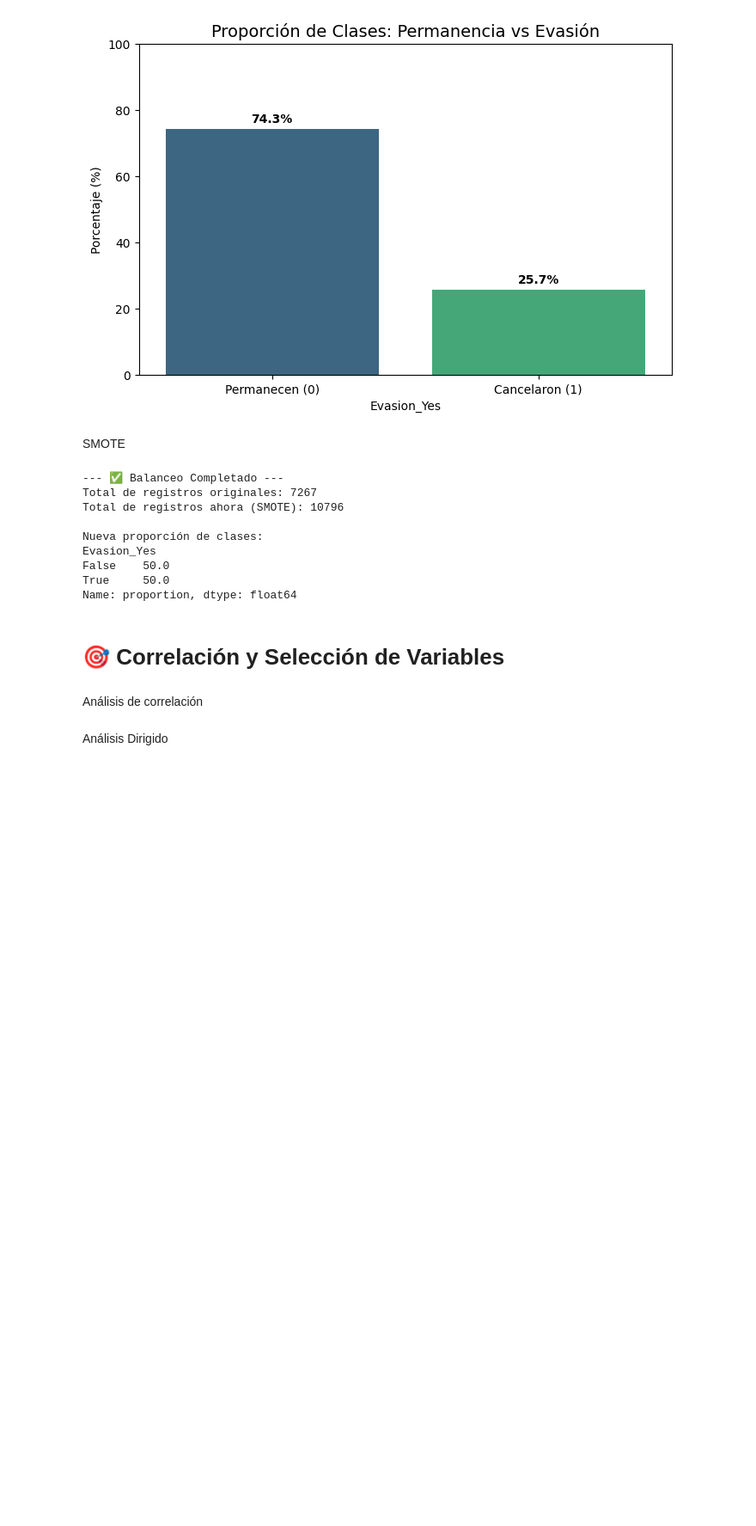
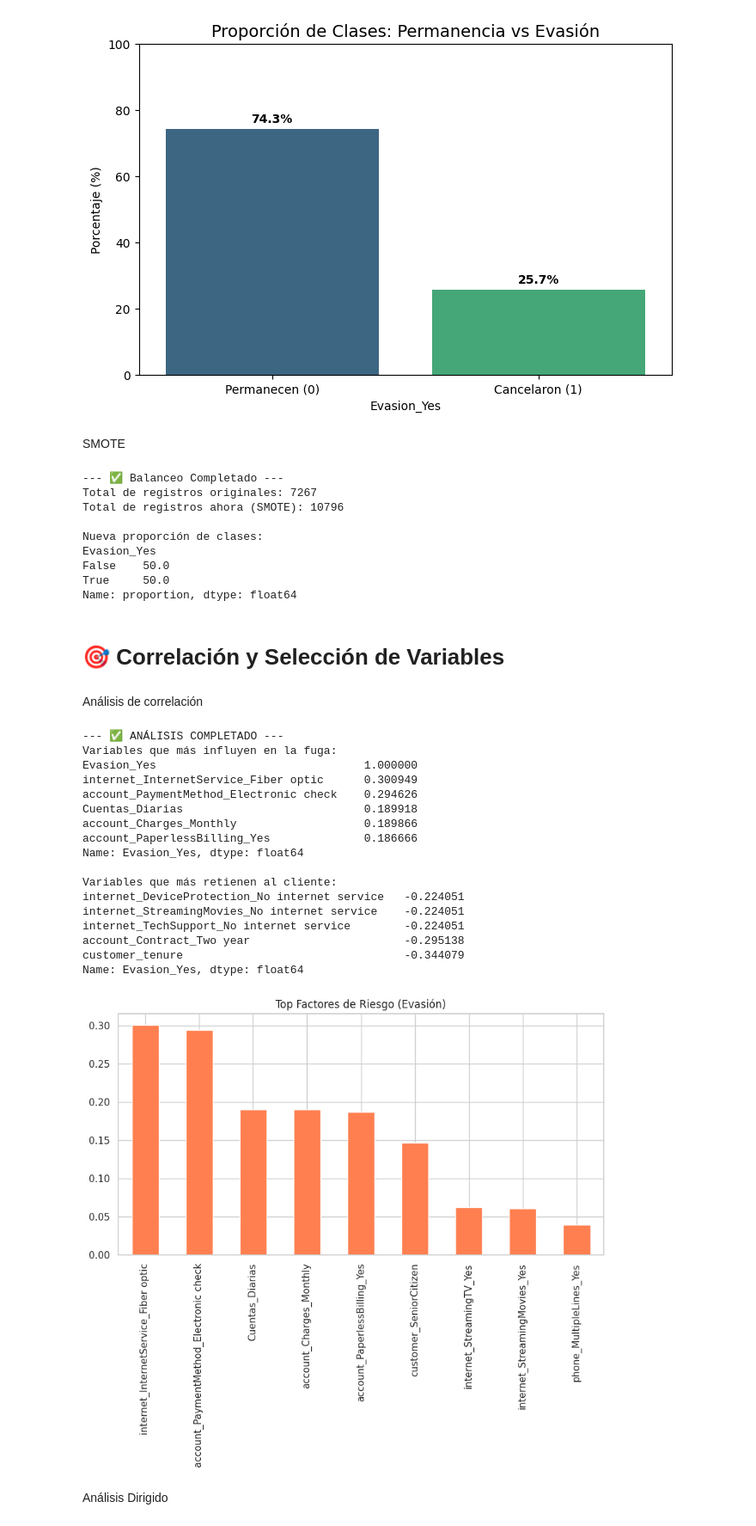
Before and after one commit to Karla12-B/Challenge-Telecom-2da-Parte, a Jupyter notebook: Desafio_Telecom_2da.ipynb, the cells around one changed output. Shown at 86% size. Saved outputs shown, nothing was run; the diff lists cells and outputs as text; code cells hidden in the pictures; blank space fills up the shorter version.

```diff
--- a/Desafio_Telecom_2da.ipynb
+++ b/Desafio_Telecom_2da.ipynb
@@ -10,0 +5,15 @@ df_analisis = pd.read_csv('/content/drive/MyDrive/TelecomX_Tratado.csv')
+# %%
+import pandas as pd
+from google.colab import drive
+
+# 1. Montamos el drive (te pedirá permiso de nuevo)
+drive.mount('/content/drive')
+
+# 2. Cargamos el archivo
+ruta = '/content/drive/MyDrive/TelecomX_Tratado.csv'
+df_analisis = pd.read_csv(ruta)
+
+# 3. Verificamos que cargó bien
+print("✅ Archivo cargado correctamente.")
+print(f"Columnas detectadas: {df_analisis.columns.tolist()[:5]}...") # Muestra las primeras 5
+display(df_analisis.head())
@@ -194,2 +196,39 @@ plt.show()
+# %%
+# 4. CORRELACIÓN DIRIGIDA (Solo contra Evasión)
+# Buscamos cómo se llama la columna de Evasión (ej: Evasion_Yes)
+col_target = [c for c in df_final.columns if 'Evasion' in c][0]
+
+# Calculamos la correlación uno a uno (es mucho más rápido que la matriz completa)
+correlaciones = df_final.corr()[col_target].sort_values(ascending=False)
+
+# 5. RESULTADOS
+print("--- ✅ ANÁLISIS COMPLETADO ---")
+print(f"Variables que más influyen en la fuga:\n{correlaciones.head(6)}")
+print(f"\nVariables que más retienen al cliente:\n{correlaciones.tail(5)}")
+
+# Gráfica simple
+plt.figure(figsize=(10, 5))
+correlaciones.head(10).drop(col_target).plot(kind='bar', color='coral')
+plt.title('Top Factores de Riesgo (Evasión)')
+plt.show()
+# %% [output]
+--- ✅ ANÁLISIS COMPLETADO ---
+Variables que más influyen en la fuga:
+Evasion_Yes                               1.000000
+internet_InternetService_Fiber optic      0.300949
+account_PaymentMethod_Electronic check    0.294626
+Cuentas_Diarias                           0.189918
+account_Charges_Monthly                   0.189866
+account_PaperlessBilling_Yes              0.186666
+Name: Evasion_Yes, dtype: float64
+
+Variables que más retienen al cliente:
+internet_DeviceProtection_No internet service   -0.224051
+internet_StreamingMovies_No internet service    -0.224051
+internet_TechSupport_No internet service        -0.224051
+account_Contract_Two year                       -0.295138
+customer_tenure                                 -0.344079
+Name: Evasion_Yes, dtype: float64
+[figure, added]
 # %% [markdown]
 Análisis Dirigido
```
Also changed, not shown: parts of 20 cells of this notebook.
